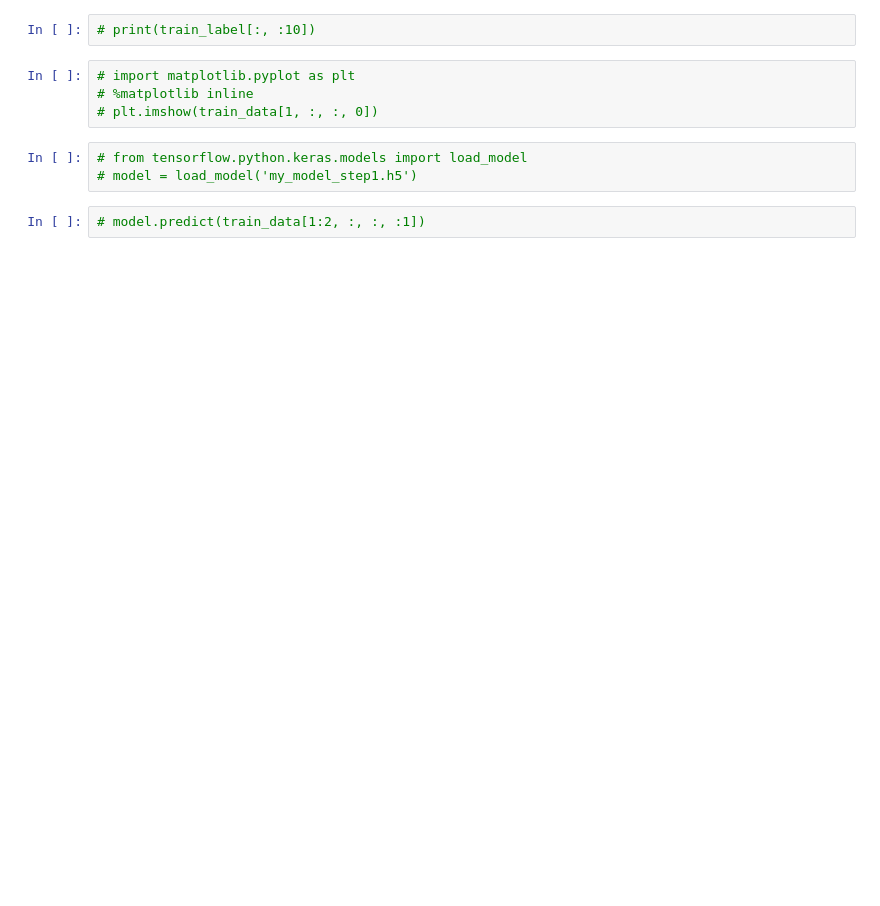
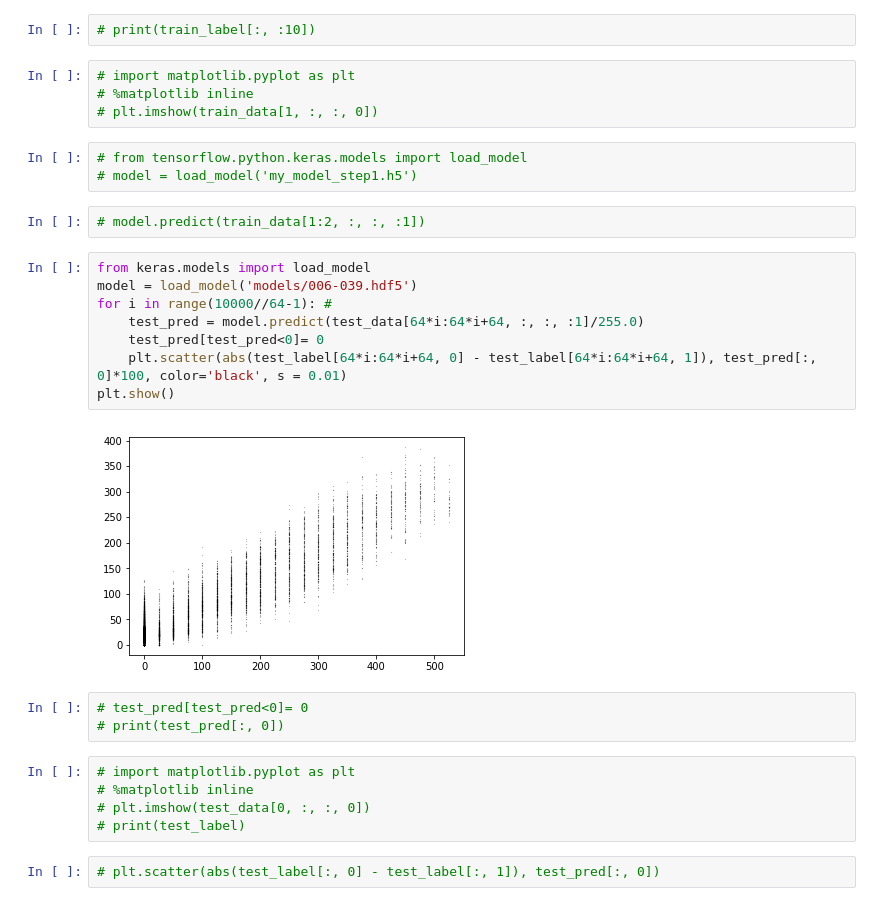
Before and after one commit to cianhwang/autofocusVCM, a Jupyter notebook: autofocusnet.ipynb, the cells around one changed output. Drawn from its saved outputs; the diff is of its cells as text; blank space fills up the shorter version.

```diff
--- a/autofocusnet.ipynb
+++ b/autofocusnet.ipynb
@@ -172,3 +182,23 @@ model.save('my_model_512.h5')
 # model = load_model('my_model_step1.h5')
 # %%
 # model.predict(train_data[1:2, :, :, :1])
+# %%
+from keras.models import load_model
+model = load_model('models/006-039.hdf5')
+for i in range(10000//64-1): #
+    test_pred = model.predict(test_data[64*i:64*i+64, :, :, :1]/255.0)
+    test_pred[test_pred<0]= 0
+    plt.scatter(abs(test_label[64*i:64*i+64, 0] - test_label[64*i:64*i+64, 1]), test_pred[:, 0]*100, color='black', s = 0.01)
+plt.show()
+# %% [output]
+[figure, added]
+# %%
+# test_pred[test_pred<0]= 0
+# print(test_pred[:, 0])
+# %%
+# import matplotlib.pyplot as plt
+# %matplotlib inline
+# plt.imshow(test_data[0, :, :, 0])
+# print(test_label)
+# %%
+# plt.scatter(abs(test_label[:, 0] - test_label[:, 1]), test_pred[:, 0])
```
Also changed, not shown: parts of 7 cells of this notebook.
